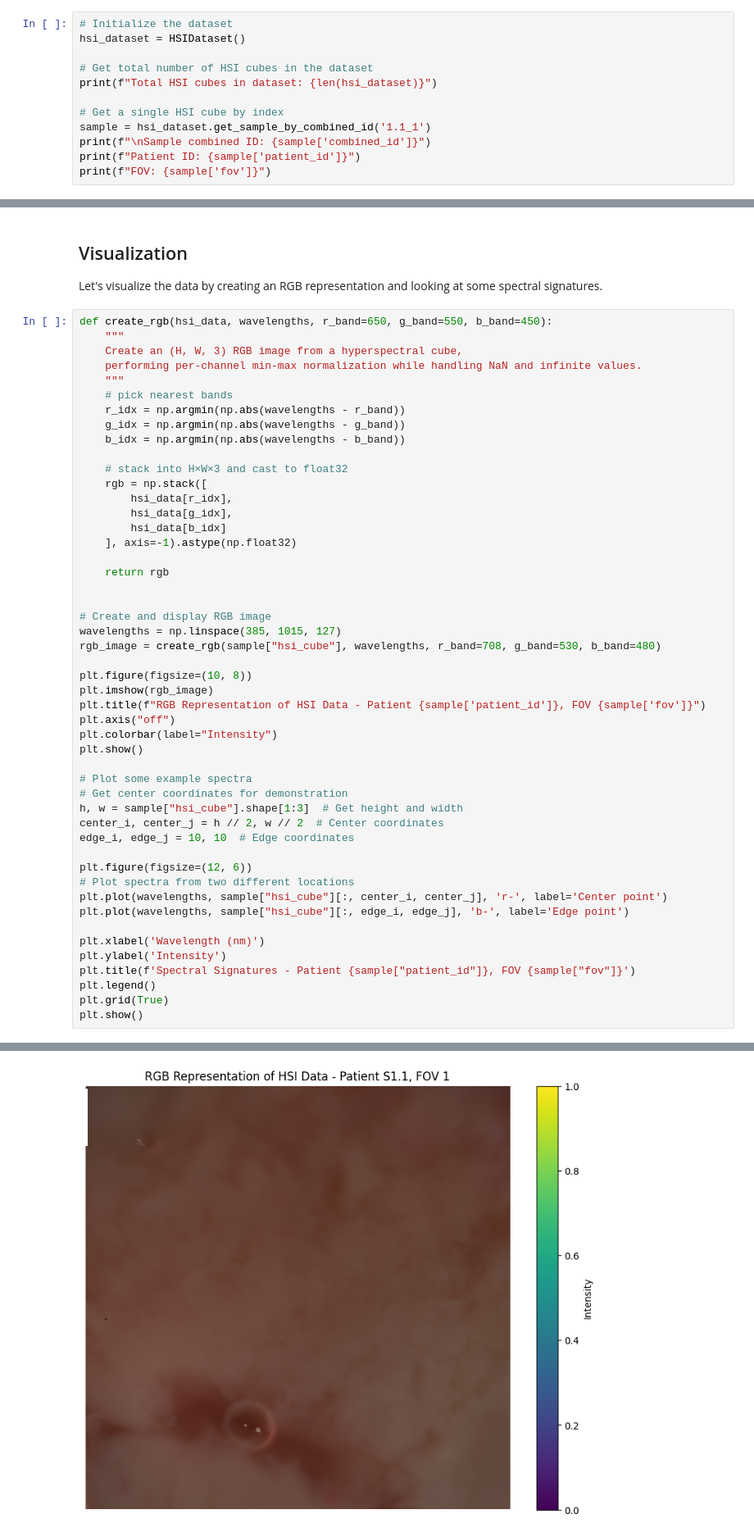
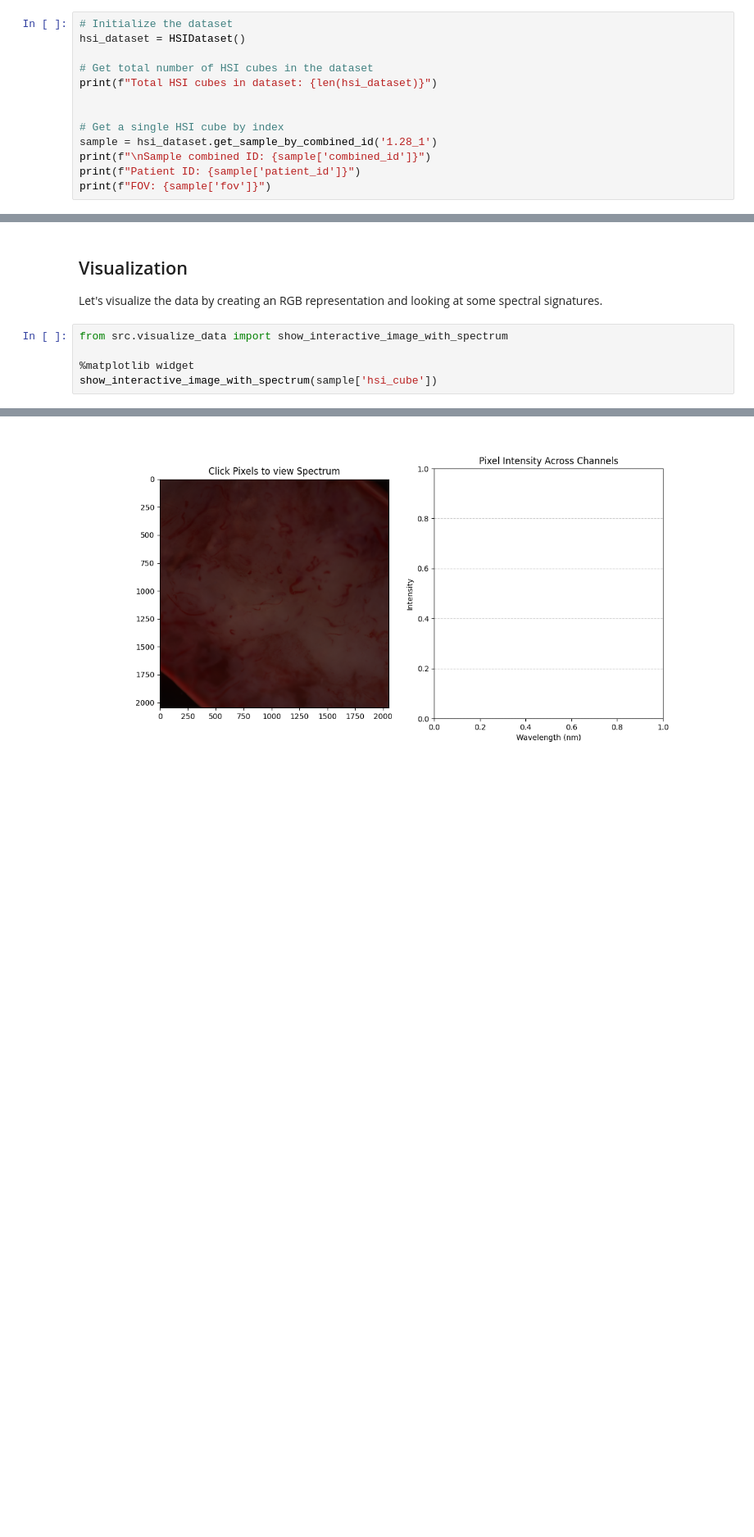
Before and after one commit to TimMachTUM/hsi-biopsy, a Jupyter notebook: notebooks/example_analysis.ipynb, the cells around one changed output, grey strips where cells are left out. Shown at 82% size. Cells and saved outputs as stored; diff of their text form; blank space fills up the shorter version.

Commit message:
added data visualization for biopsy data

```diff
--- a/notebooks/example_analysis.ipynb
+++ b/notebooks/example_analysis.ipynb
@@ -24,8 +24,9 @@ hsi_dataset = HSIDataset()
 # Get total number of HSI cubes in the dataset
 print(f"Total HSI cubes in dataset: {len(hsi_dataset)}")
 
+
 # Get a single HSI cube by index
-sample = hsi_dataset.get_sample_by_combined_id('1.1_1')
+sample = hsi_dataset.get_sample_by_combined_id('1.28_1')
 print(f"\nSample combined ID: {sample['combined_id']}")
 print(f"Patient ID: {sample['patient_id']}")
 print(f"FOV: {sample['fov']}")
@@ -67,52 +62,8 @@ Metadata:
 
 Let's visualize the data by creating an RGB representation and looking at some spectral signatures.
 # %%
-def create_rgb(hsi_data, wavelengths, r_band=650, g_band=550, b_band=450):
-    """
-    Create an (H, W, 3) RGB image from a hyperspectral cube,
-    performing per-channel min-max normalization while handling NaN and infinite values.
-    """
-    # pick nearest bands
-    r_idx = np.argmin(np.abs(wavelengths - r_band))
-    g_idx = np.argmin(np.abs(wavelengths - g_band))
-    b_idx = np.argmin(np.abs(wavelengths - b_band))
+from src.visualize_data import show_interactive_image_with_spectrum
 
-    # stack into H×W×3 and cast to float32
-    rgb = np.stack([
-        hsi_data[r_idx],
-        hsi_data[g_idx],
-        hsi_data[b_idx]
-    ], axis=-1).astype(np.float32)
-
-    return rgb
-
-
-# Create and display RGB image
-wavelengths = np.linspace(385, 1015, 127)
-rgb_image = create_rgb(sample["hsi_cube"], wavelengths, r_band=708, g_band=530, b_band=480)
-
-plt.figure(figsize=(10, 8))
-plt.imshow(rgb_image)
-plt.title(f"RGB Representation of HSI Data - Patient {sample['patient_id']}, FOV {sample['fov']}")
-plt.axis("off")
-plt.colorbar(label="Intensity")
-plt.show()
-
-# Plot some example spectra
-# Get center coordinates for demonstration
-h, w = sample["hsi_cube"].shape[1:3]  # Get height and width
-center_i, center_j = h // 2, w // 2  # Center coordinates
-edge_i, edge_j = 10, 10  # Edge coordinates
-
-plt.figure(figsize=(12, 6))
-# Plot spectra from two different locations
-plt.plot(wavelengths, sample["hsi_cube"][:, center_i, center_j], 'r-', label='Center point')
-plt.plot(wavelengths, sample["hsi_cube"][:, edge_i, edge_j], 'b-', label='Edge point')
-
-plt.xlabel('Wavelength (nm)')
-plt.ylabel('Intensity')
-plt.title(f'Spectral Signatures - Patient {sample["patient_id"]}, FOV {sample["fov"]}')
-plt.legend()
-plt.grid(True)
-plt.show()
+%matplotlib widget
+show_interactive_image_with_spectrum(sample['hsi_cube'])
 # %% [output]
@@ -120 +71 @@ Clipping input data to the valid range for imshow with RGB data ([0..1] for floa
-[figure, old version]
+[figure, new version]
```
Also changed, not shown: parts of 3 cells of this notebook, 3 other files.
